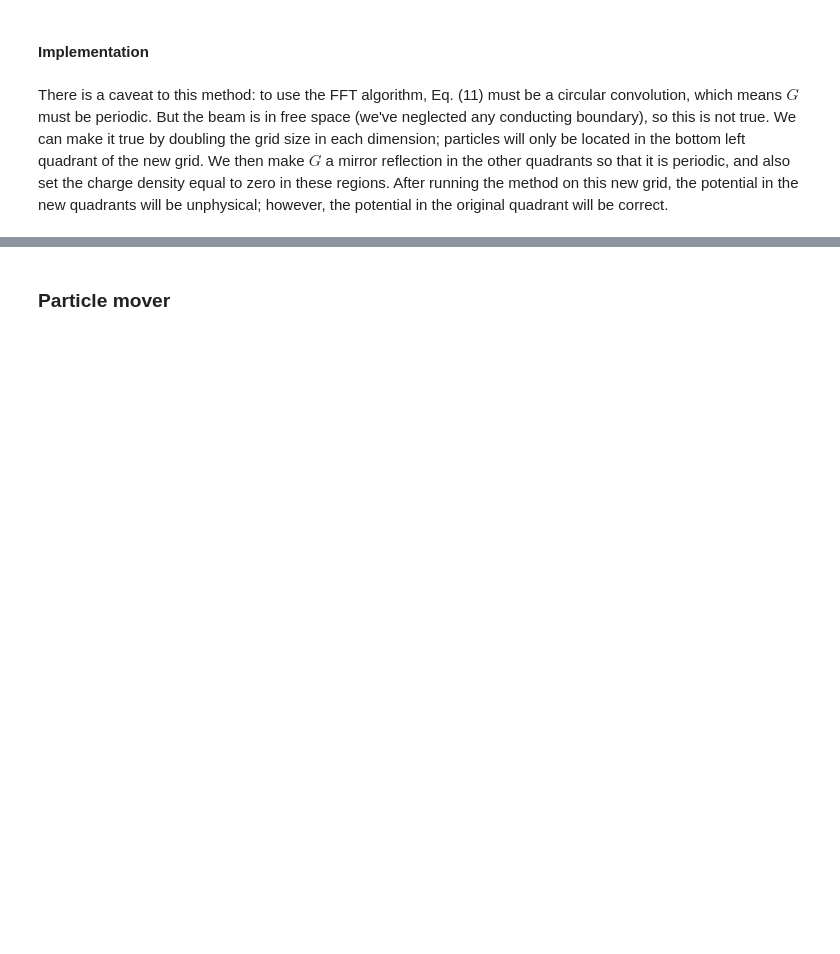
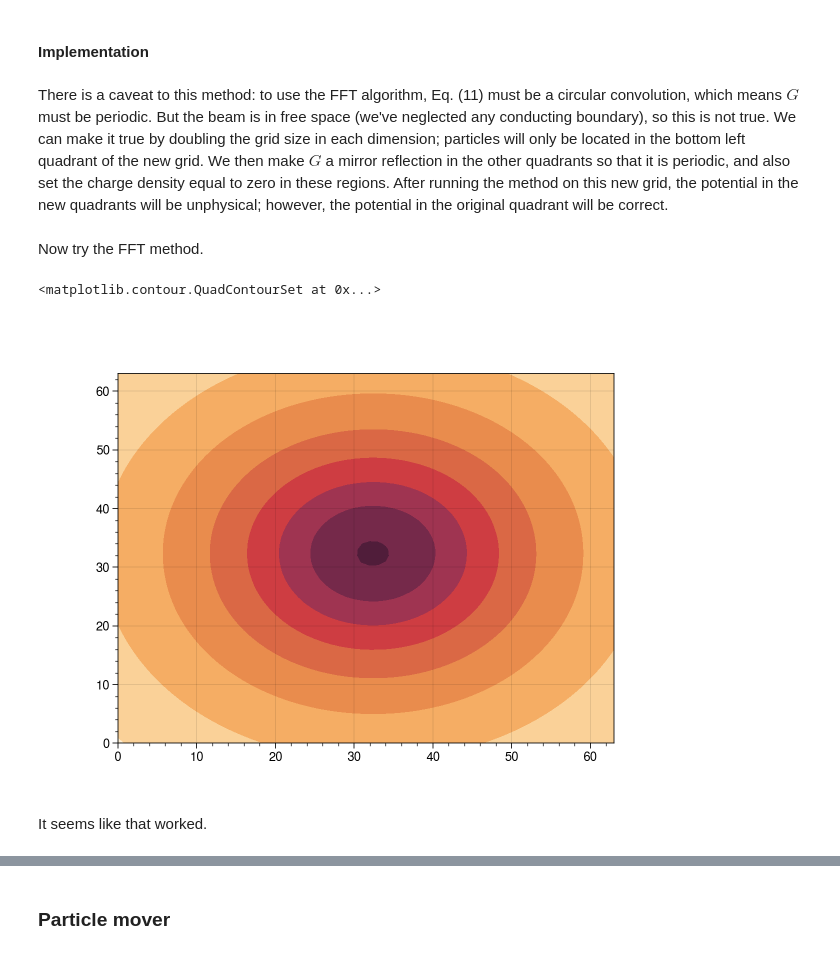
Before and after one commit to austin-hoover/blog_old, a Jupyter notebook: _notebooks/2021-02-15-PIC.ipynb, the cells around one changed output, grey strips where cells are left out. Drawn from its saved outputs; the diff is of its cells as text; code cells hidden in the pictures; blank space fills up the shorter version.

```diff
--- a/_notebooks/2021-02-15-PIC.ipynb
+++ b/_notebooks/2021-02-15-PIC.ipynb
@@ -425,3 +393,43 @@ plt.contourf(phi)
+# %% [markdown]
+Now try the FFT method.
+# %%
+Nx, Ny = grid.Nx, grid.Ny
+big_grid = Grid(xlim=(grid.xmin, grid.xmin + 2*(grid.xmax - grid.xmin)),
+                ylim=(grid.ymin, grid.ymin + 2*(grid.ymax - grid.ymin)),
+                size=(2*Nx, 2*Ny))
+
+big_phi = big_grid.zeros()
+
+# Set rho = 0 on non-physical quadrants
+big_rho = big_grid.zeros()
+big_rho[:Nx, :Ny] = rho
+
+# Define Green's function
+big_G = big_grid.zeros()
+eps0 = 8.8542e-12
+k = 4e11 / (2 * np.pi * eps0)
+for i in range(Nx):
+    for j in range(Ny):
+        if not (i == 0 and j == 0):
+            x = big_grid.x[i] - big_grid.x[0]
+            y = big_grid.y[j] - big_grid.y[0]
+            r = np.sqrt(x**2 + y**2)
+            big_G[i, j] = -k * np.log(r)
+big_G[Nx:, :] = np.flip(big_G[:Nx, :], axis=0)
+big_G[:, Ny:] = np.flip(big_G[:, :Ny], axis=1)
+
+# Take FFT
+big_G_fft = fft2(big_G)
+big_rho_fft = fft2(big_rho)
+big_phi_ifft = ifft2(big_G_fft * big_rho_fft)
+phi = big_phi_ifft[:Nx, :Ny].real
+
+plt.contourf(phi.T)
+# %% [output]
+<matplotlib.contour.QuadContourSet at 0x...>
+[figure, added]
+# %% [markdown]
+It seems like that worked.
 # %%
 class PoissonSolver:
     """Class to solve Poisson's equation on a grid.
```
Also changed, not shown: parts of 9 cells of this notebook.
